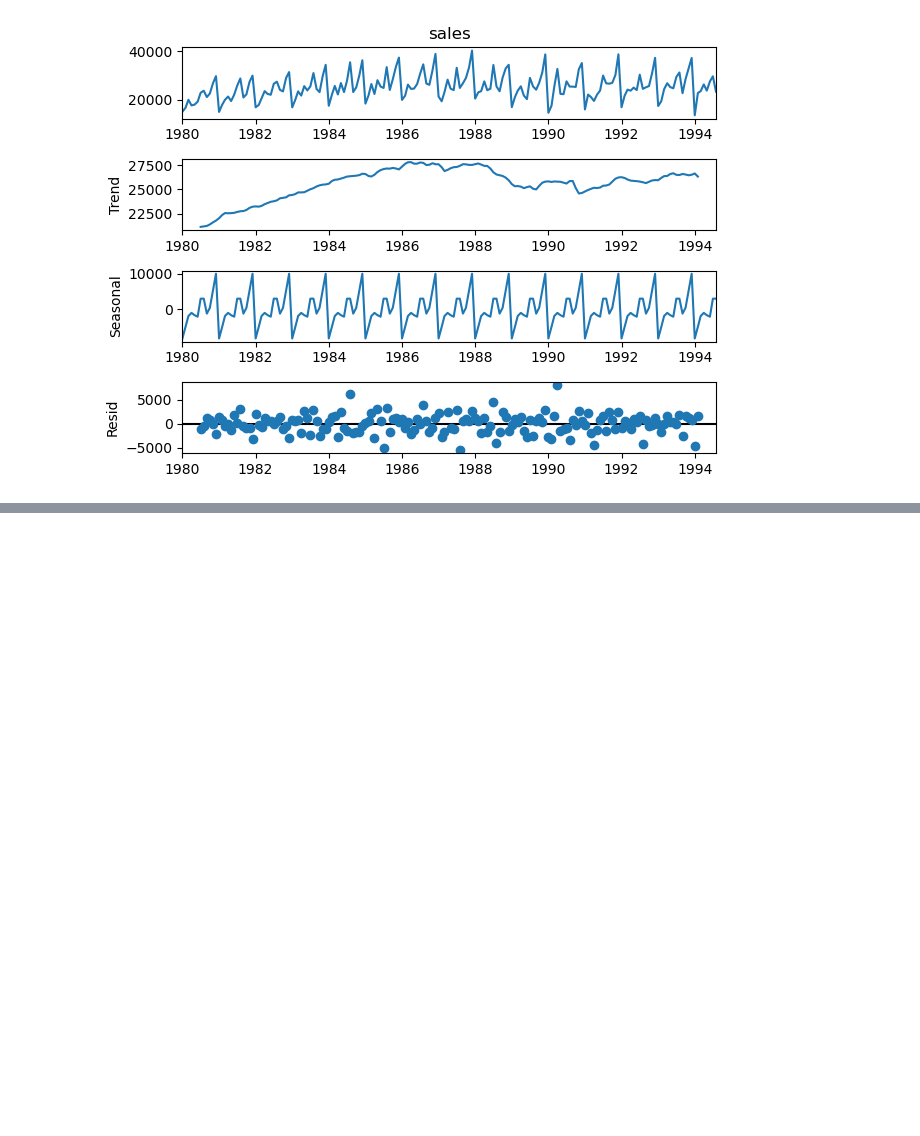
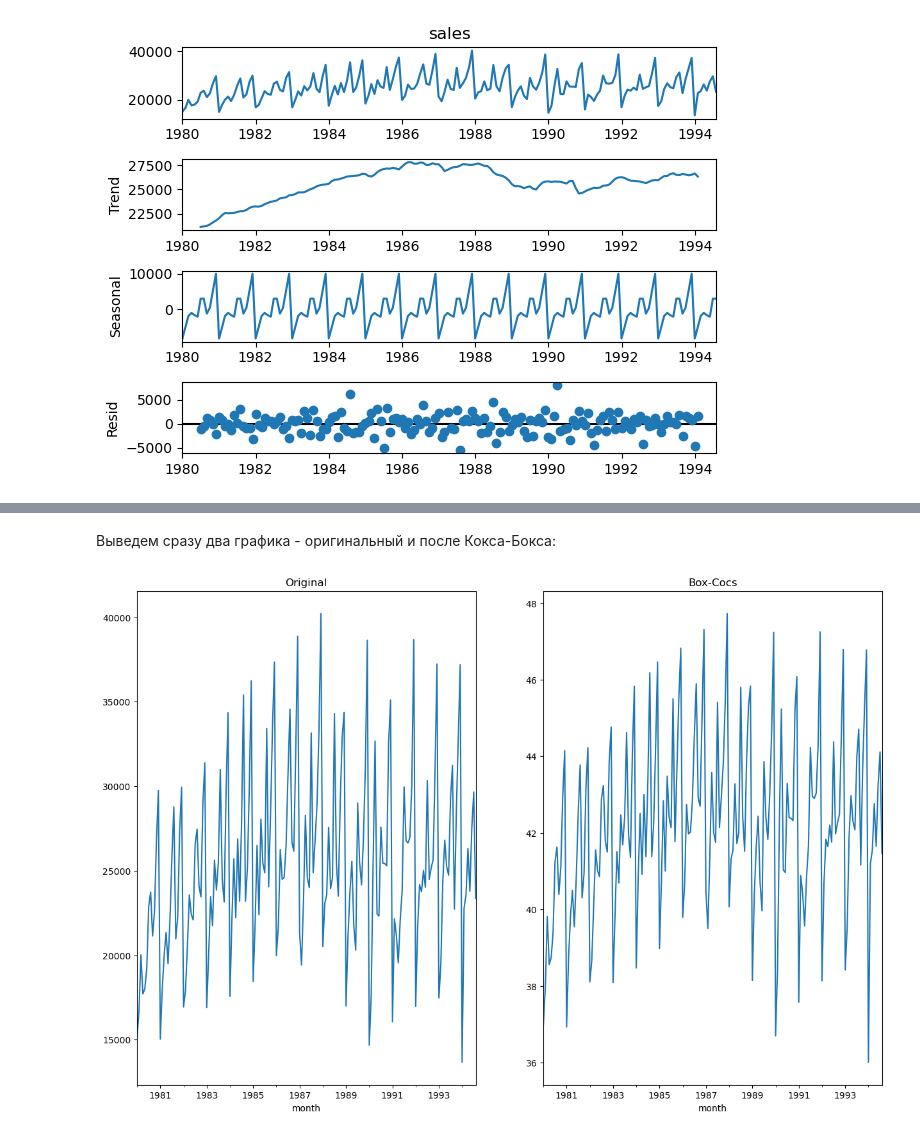
Before and after one commit to AlexanderFA/susu_search_retrieval_analysis, a Jupyter notebook: lab3/task3_1.ipynb, the cells around one changed output, grey strips where cells are left out. Drawn from its saved outputs; the diff is of its cells as text; code cells hidden in the pictures; blank space fills up the shorter version.

```diff
--- a/lab3/task3_1.ipynb
+++ b/lab3/task3_1.ipynb
@@ -33,0 +55,14 @@ print("Критерий Дики-Фуллера: p=%f" % sm.tsa.stattools.adfull
+# %% [markdown]
+Выведем сразу два графика - оригинальный и после Кокса-Бокса:
+# %%
+fig, ax = plt.subplots(nrows=1, ncols=2, figsize=(15, 10))
+
+df['sales'].plot(kind='line', ax=ax[0])
+df['sales_box'].plot(kind='line', ax=ax[1])
+
+ax[0].set_title('Original')
+ax[1].set_title('Box-Cocs')
+
+plt.show()
+# %% [output]
+[figure, added]
```
Also changed, not shown: parts of 2 cells of this notebook, 3 other files.
